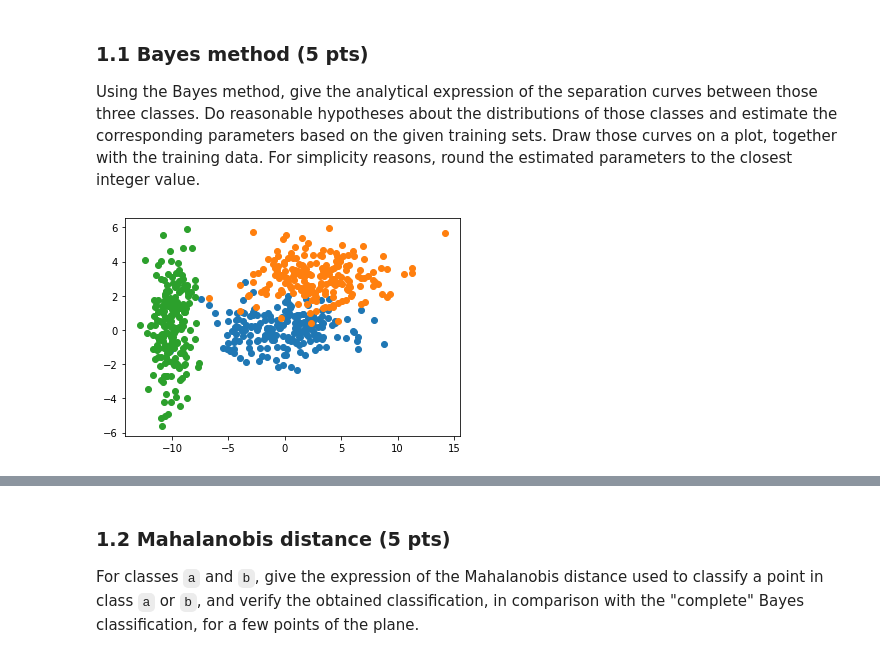
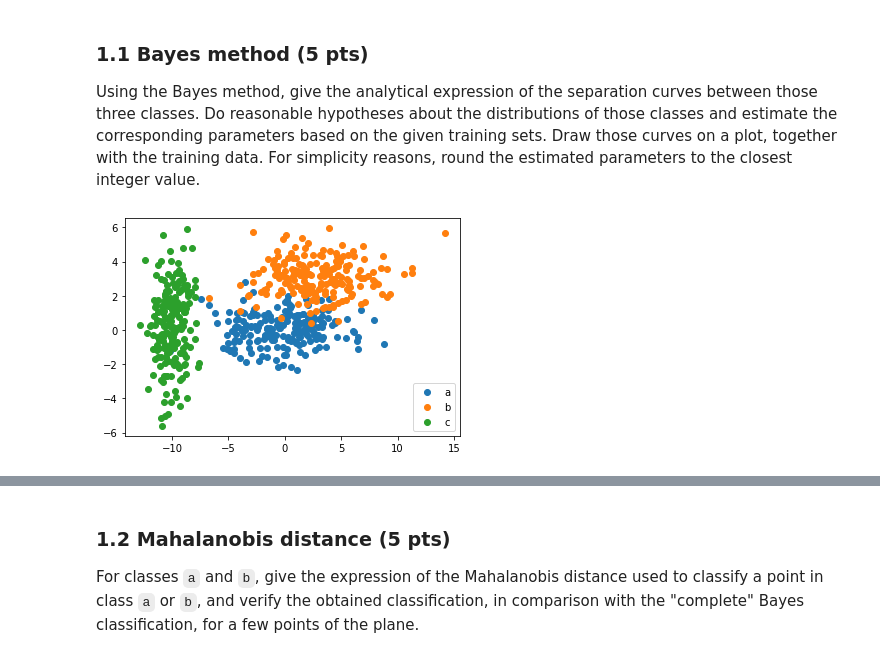
Before and after one commit to aalshabaan/iapr, a Jupyter notebook: labs/lab_03_classification.ipynb, the cells around one changed output, grey strips where cells are left out. Cells and saved outputs as stored; diff of their text form; code cells hidden in the pictures.

```diff
--- a/labs/lab_03_classification.ipynb
+++ b/labs/lab_03_classification.ipynb
@@ -67,11 +67,14 @@ Draw those curves on a plot, together with the training data.
 For simplicity reasons, round the estimated parameters to the closest integer value.
 # %%
 import matplotlib.pyplot as plt
+import numpy as np
 %matplotlib inline
 
 datasets = [a, b, c]
-for data in datasets:
-    plt.scatter(data[:,0], data[:,1])
+dataset_names = ["a","b","c"]
+for data, name in zip(datasets, dataset_names):
+    plt.scatter(data[:,0], data[:,1], label=name)
+plt.legend()
 plt.show()
 # %% [output]
-[figure, old version]
+[figure, new version]
```
Also changed, not shown: parts of 7 cells of this notebook.
